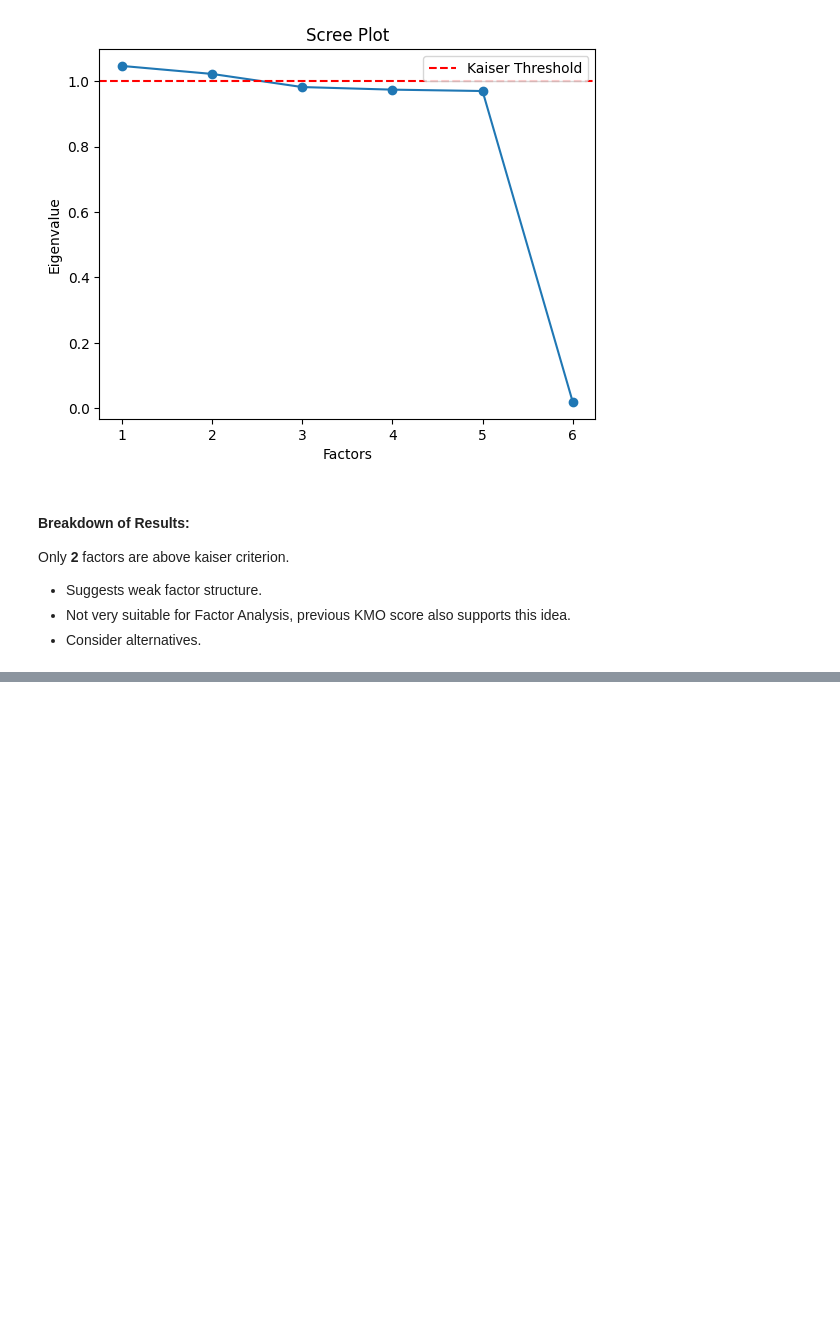
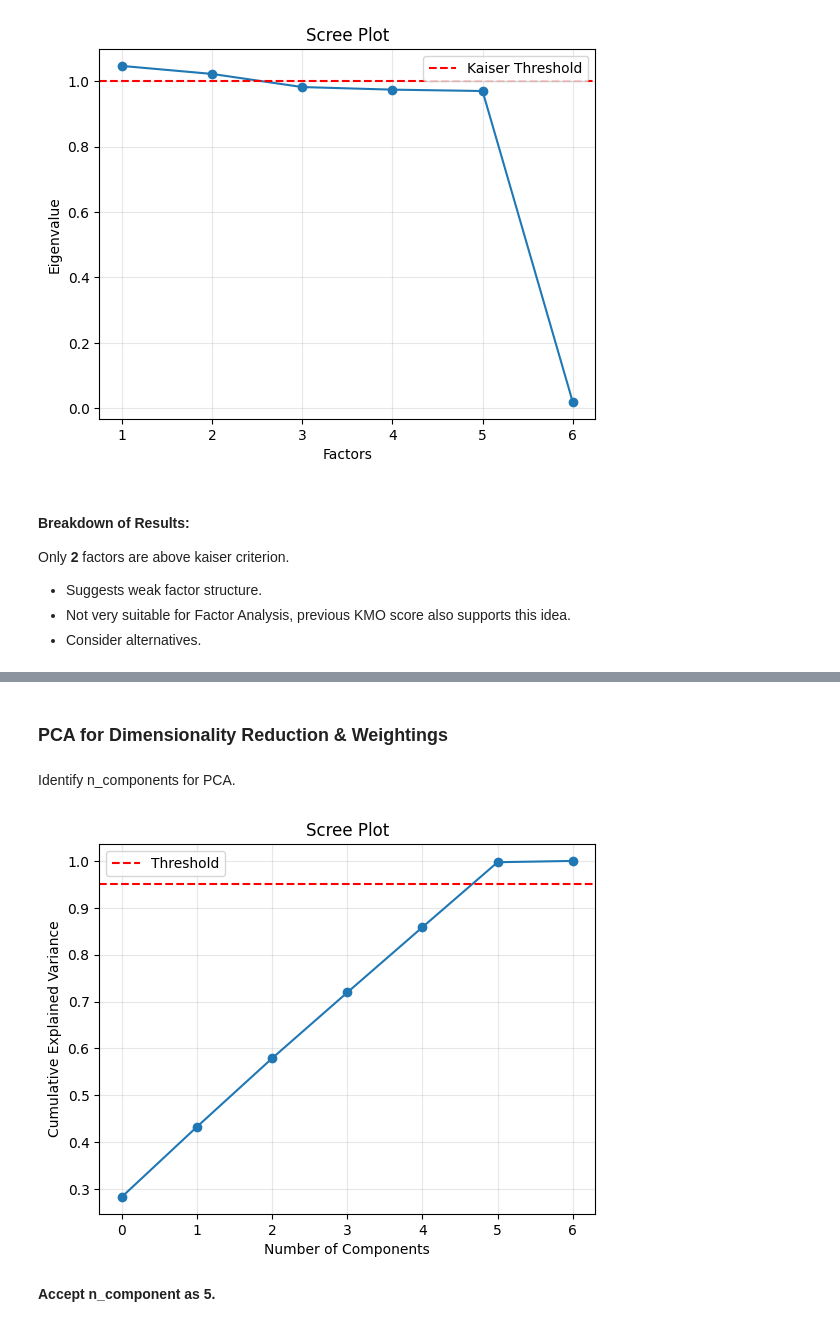
Before and after one commit to Chungj2000/DataAnalysis, a Jupyter notebook: Kaggle/College Student Placement Factors/Workbook.ipynb, the cells around one changed output, grey strips where cells are left out. Cells and saved outputs as stored; diff of their text form; code cells hidden in the pictures; blank space fills up the shorter version.

Commit message:
PCA
Conclusion for factor analysis written.
Initial handling of PCA.
Scree plot for identifying suitable n_components in PCA (n_component = 5).

```diff
--- a/Kaggle/College Student Placement Factors/Workbook.ipynb
+++ b/Kaggle/College Student Placement Factors/Workbook.ipynb
@@ -307,0 +321,27 @@ Only **2** factors are above kaiser criterion.
+# %% [markdown]
+### PCA for Dimensionality Reduction & Weightings ###
+# %% [markdown]
+Identify n_components for PCA.
+# %%
+#Scale the data for better accuracy for observations during PCA.
+std_scaler = StandardScaler()
+PCA_data_scaled = std_scaler.fit_transform(data[fa_features])
+
+pca_model = PCA()
+pca_model.fit(PCA_data_scaled)
+
+cev_threshold = 0.95 #Accept number of components that exceed the threshold of cumulative explained variance. Default value is 0.95.
+
+plt.plot(np.cumsum(pca_model.explained_variance_ratio_), marker='o')
+plt.xlabel('Number of Components')
+plt.ylabel('Cumulative Explained Variance')
+plt.title('Scree Plot')
+
+plt.grid(True, alpha=0.3)
+plt.axhline(y=0.95, color='red', linestyle='--', label='Threshold')
+plt.legend()
+plt.show()
+# %% [output]
+[figure, added]
+# %% [markdown]
+**Accept n_component as 5.**
```
Also changed, not shown: parts of 2 cells of this notebook.
